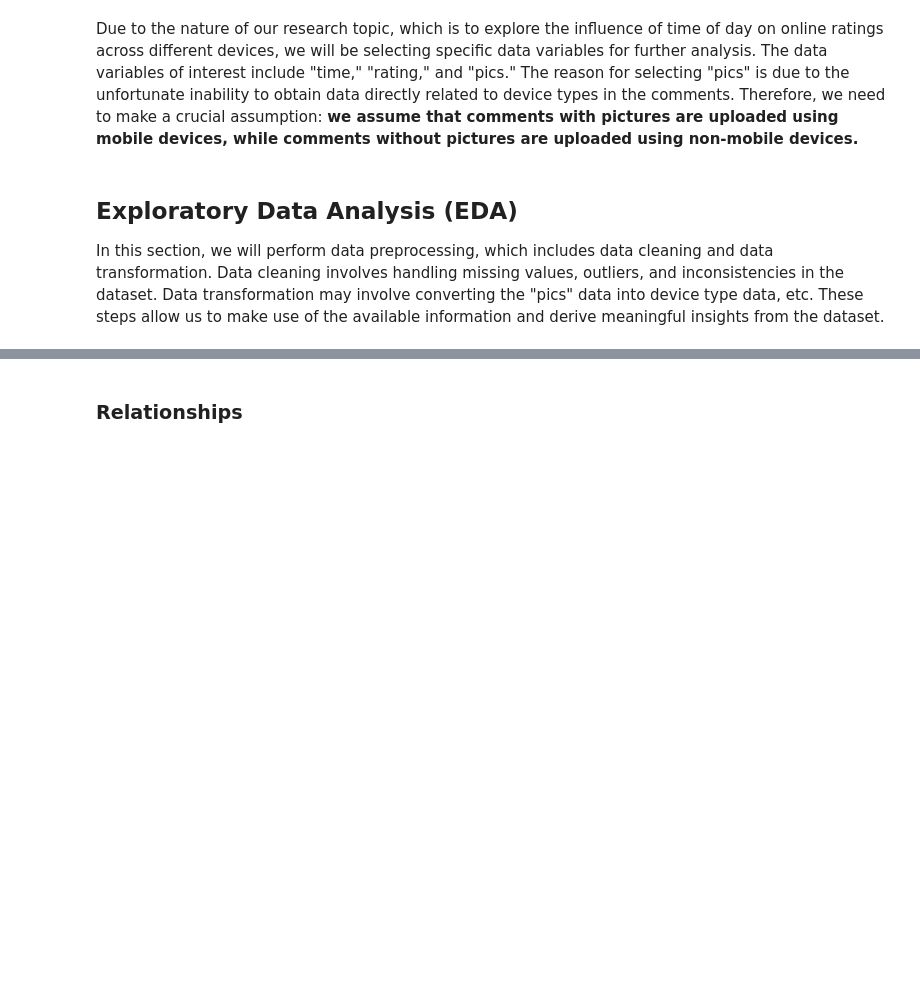
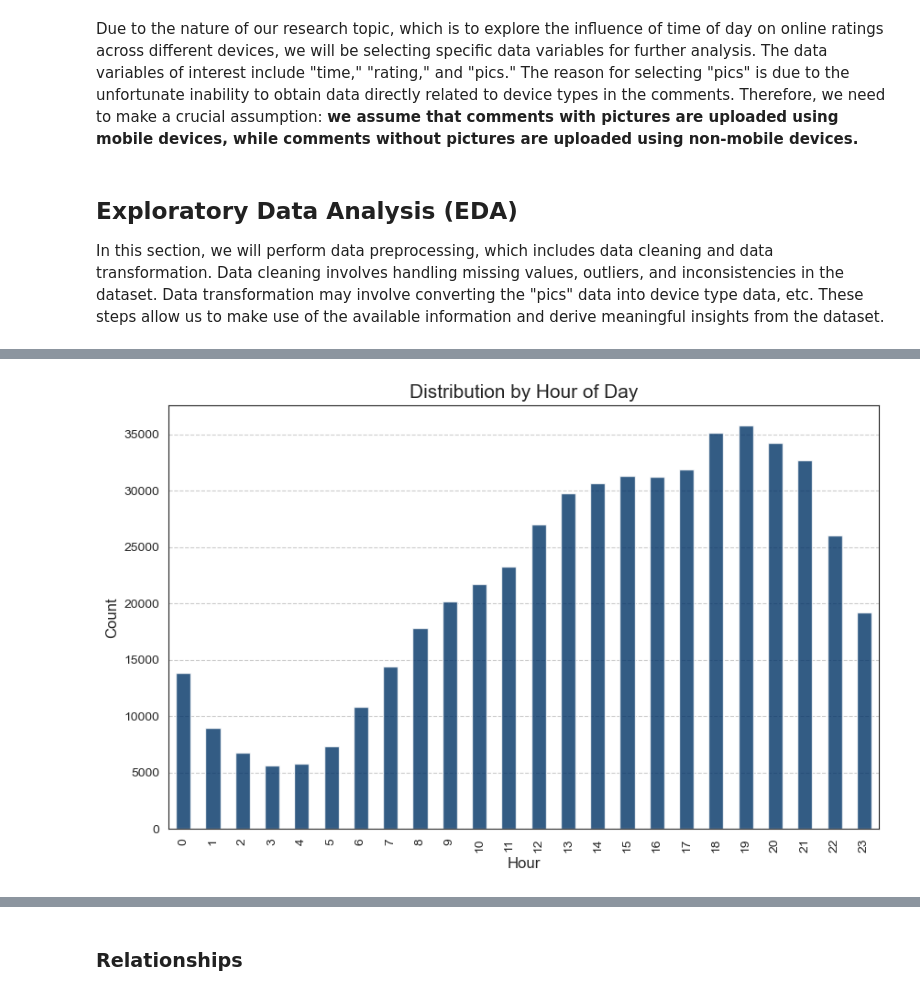
Before and after one commit to SkywingsWang/Masters-Degree-Dissertation, a Jupyter notebook: dissertation.ipynb, the cells around one changed output, grey strips where cells are left out. Drawn from its saved outputs; the diff is of its cells as text; code cells hidden in the pictures; blank space fills up the shorter version.

```diff
--- a/dissertation.ipynb
+++ b/dissertation.ipynb
@@ -108,3 +258,16 @@ plt.show()
+# %%
+# Set the color palette and style
+sns.set_style("white")
+
+plt.figure(figsize=(10,6))
+(data_modified['minutes_since_midnight'] // 60).value_counts().sort_index().plot(kind='bar', alpha=0.8, color="#003366")
+plt.title('Distribution by Hour of Day', fontsize=15)
+plt.xlabel('Hour', fontsize=12)
+plt.ylabel('Count', fontsize=12)
+plt.grid(axis='y', linestyle='--')
+plt.show()
+# %% [output]
+[figure, added]
 # %%
 # Histogram for data distribution by rating
 counts = data_modified['rating'].value_counts().sort_index()
```
Also changed, not shown: parts of 44 cells of this notebook.
